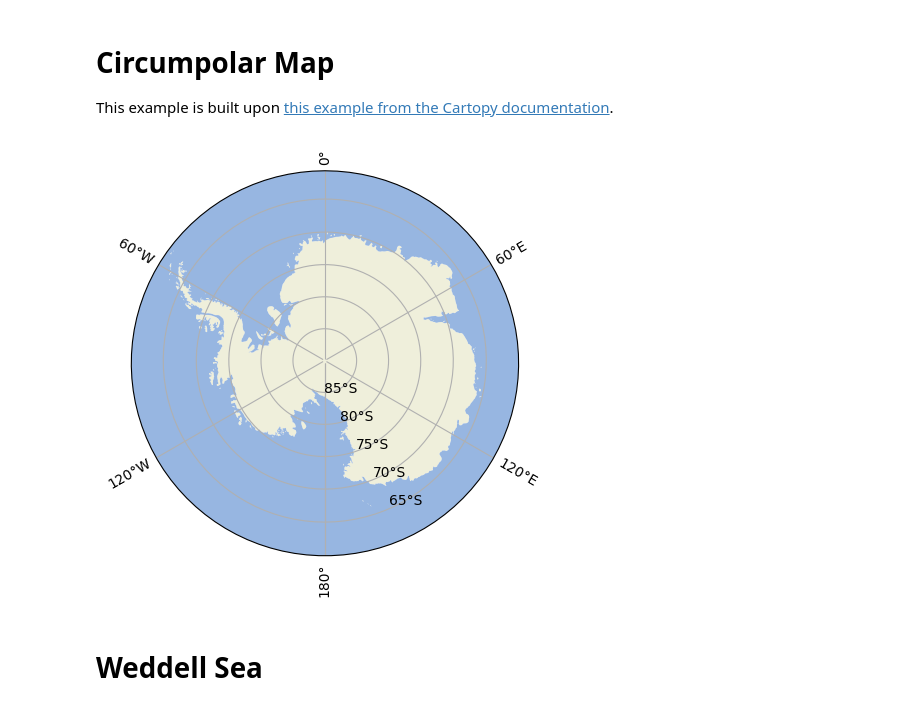
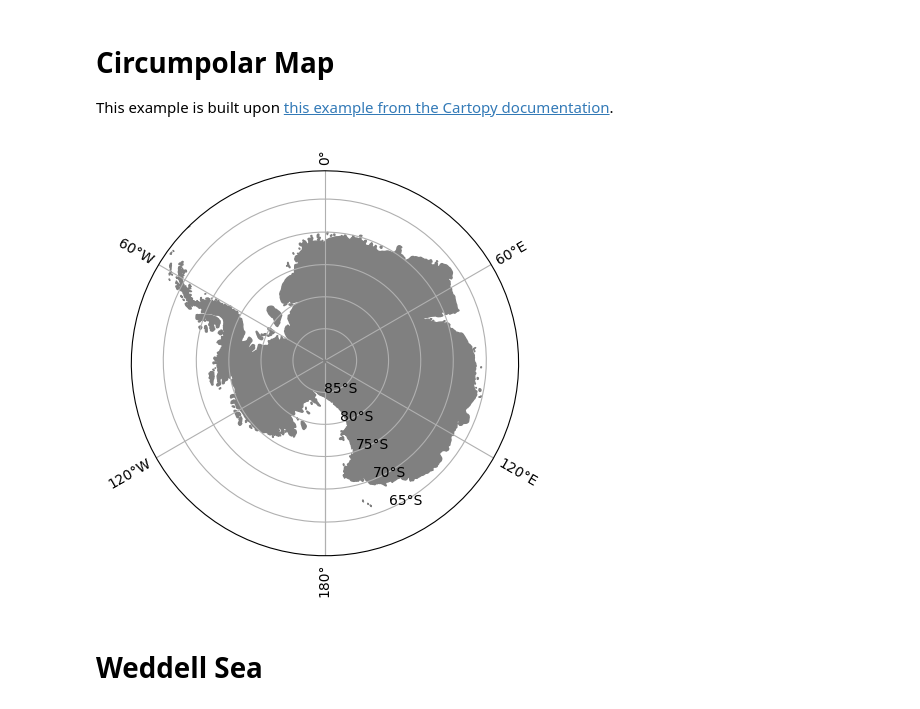
Before and after one commit to opinner/Articles, a Jupyter notebook: Articles/CartopyRegionalMaps.ipynb, the cells around one changed output. Drawn from its saved outputs; the diff is of its cells as text; code cells hidden in the pictures.

```diff
--- a/Articles/CartopyRegionalMaps.ipynb
+++ b/Articles/CartopyRegionalMaps.ipynb
@@ -65,35 +76,35 @@ import matplotlib.path as mpath
 import matplotlib.pyplot as plt
 import numpy as np
 
 import cartopy.crs as ccrs
 import cartopy.feature as cfeature
 
 
 fig = plt.figure(figsize=[5, 5])
 ax = fig.add_subplot(1, 1, 1, projection=ccrs.SouthPolarStereo())
 
 # Limit the map to -60 degrees latitude and below.
 ax.set_extent([-180, 180, -90, -60], ccrs.PlateCarree())
 
 # Add land and ocean features to the map
-ax.add_feature(cfeature.LAND)
-ax.add_feature(cfeature.OCEAN)
+ax.add_feature(cfeature.LAND, color="grey")
+# ax.add_feature(cfeature.OCEAN)
 
 # Draw gridlines on the map
 # If labels are drawn, can be chosen here
 ax.gridlines(draw_labels=True)
 
 # Compute a circle in axes coordinates, which we can use as a boundary
 # for the map. We can pan/zoom as much as we like - the boundary will be
 # permanently circular.
 theta = np.linspace(0, 2*np.pi, 100)
 center, radius = [0.5, 0.5], 0.5
 verts = np.vstack([np.sin(theta), np.cos(theta)]).T
 circle = mpath.Path(verts * radius + center)
 
 # Set the circular boundary for the map using the transformed circle path
 ax.set_boundary(circle, transform=ax.transAxes)
 # %% [output]
-[figure, old version]
+[figure, new version]
 # %% [markdown]
 # Weddell Sea
```
Also changed, not shown: parts of 11 cells of this notebook.
